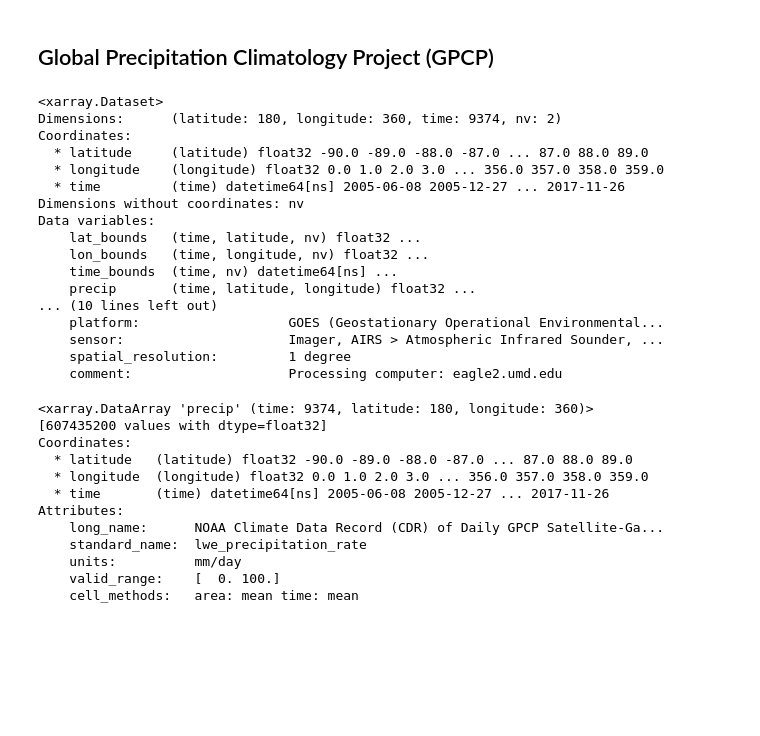
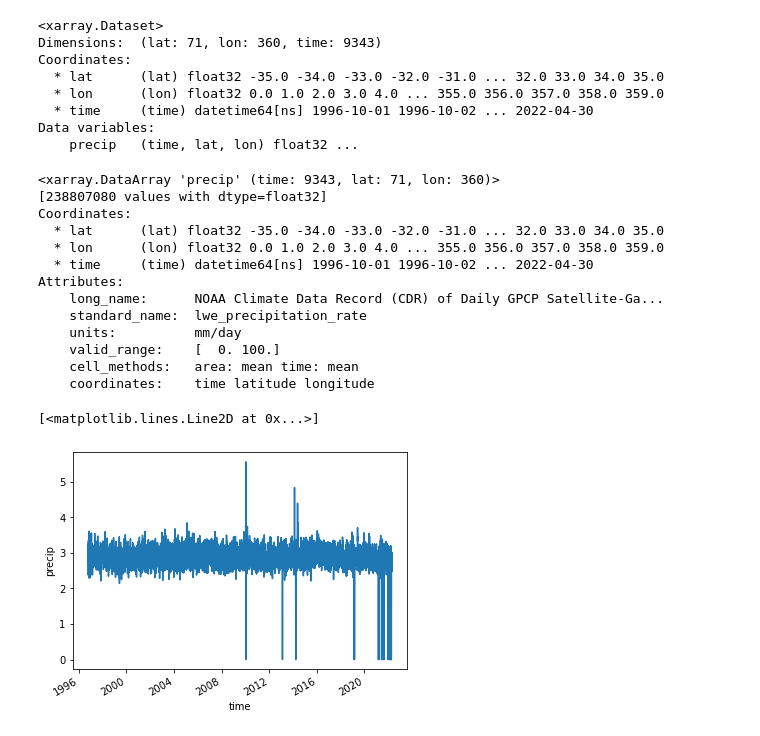
Before and after one commit to PBlackberg/phd, a Jupyter notebook: gpcp.ipynb, the cells around one changed output. Cells and saved outputs as stored; diff of their text form; code cells hidden in the pictures; blank space fills up the shorter version.

Commit message:
gpcp scripts

```diff
--- a/gpcp.ipynb
+++ b/gpcp.ipynb
@@ -1,5 +1,3 @@
-# %% [markdown]
-## Global Precipitation Climatology Project (GPCP)
 # %%
 import xarray as xr
 import numpy as np
@@ -9,41 +7,33 @@ import skimage.measure as skm
 import matplotlib.pyplot as plt
 # %%
 folder = home + '/Documents/data/obs/GPCP'
-fileName = 'GPCP_precip_2005_2017'
+fileName = 'GPCP_precip.nc'
 path = folder + '/' + fileName
 ds = xr.open_dataset(path)
 ds
 # %% [output]
 <xarray.Dataset>
-Dimensions:      (latitude: 180, longitude: 360, time: 9374, nv: 2)
+Dimensions:  (lat: 71, lon: 360, time: 9343)
 Coordinates:
-  * latitude     (latitude) float32 -90.0 -89.0 -88.0 -87.0 ... 87.0 88.0 89.0
-  * longitude    (longitude) float32 0.0 1.0 2.0 3.0 ... 356.0 357.0 358.0 359.0
-  * time         (time) datetime64[ns] 2005-06-08 2005-12-27 ... 2017-11-26
-Dimensions without coordinates: nv
+  * lat      (lat) float32 -35.0 -34.0 -33.0 -32.0 -31.0 ... 32.0 33.0 34.0 35.0
+  * lon      (lon) float32 0.0 1.0 2.0 3.0 4.0 ... 355.0 356.0 357.0 358.0 359.0
+  * time     (time) datetime64[ns] 1996-10-01 1996-10-02 ... 2022-04-30
 Data variables:
-    lat_bounds   (time, latitude, nv) float32 ...
-    lon_bounds   (time, longitude, nv) float32 ...
-    time_bounds  (time, nv) datetime64[ns] ...
-    precip       (time, latitude, longitude) float32 ...
-... (10 lines left out)
-    platform:                   GOES (Geostationary Operational Environmental...
-    sensor:                     Imager, AIRS > Atmospheric Infrared Sounder, ...
-    spatial_resolution:         1 degree
-    comment:                    Processing computer: eagle2.umd.edu
+    precip   (time, lat, lon) float32 ...
 # %%
 precip = ds.precip
 precip
 # %% [output]
-<xarray.DataArray 'precip' (time: 9374, latitude: 180, longitude: 360)>
-[607435200 values with dtype=float32]
+<xarray.DataArray 'precip' (time: 9343, lat: 71, lon: 360)>
+[238807080 values with dtype=float32]
 Coordinates:
-  * latitude   (latitude) float32 -90.0 -89.0 -88.0 -87.0 ... 87.0 88.0 89.0
-  * longitude  (longitude) float32 0.0 1.0 2.0 3.0 ... 356.0 357.0 358.0 359.0
-  * time       (time) datetime64[ns] 2005-06-08 2005-12-27 ... 2017-11-26
+  * lat      (lat) float32 -35.0 -34.0 -33.0 -32.0 -31.0 ... 32.0 33.0 34.0 35.0
+  * lon      (lon) float32 0.0 1.0 2.0 3.0 4.0 ... 355.0 356.0 357.0 358.0 359.0
+  * time     (time) datetime64[ns] 1996-10-01 1996-10-02 ... 2022-04-30
 Attributes:
     long_name:      NOAA Climate Data Record (CDR) of Daily GPCP Satellite-Ga...
     standard_name:  lwe_precipitation_rate
     units:          mm/day
     valid_range:    [  0. 100.]
     cell_methods:   area: mean time: mean
+    coordinates:    time latitude longitude
@@ -50,2 +43,5 @@ Attributes:
 # %%
-precip = precip.rename({'latitude': 'lat', 'longitude': 'lon'})
+precip.mean(dim = ('lat', 'lon')).plot()
+# %% [output]
+[<matplotlib.lines.Line2D at 0x...>]
+[figure, added]
```
Also changed, not shown: parts of 42 cells of this notebook, 1 other file.
